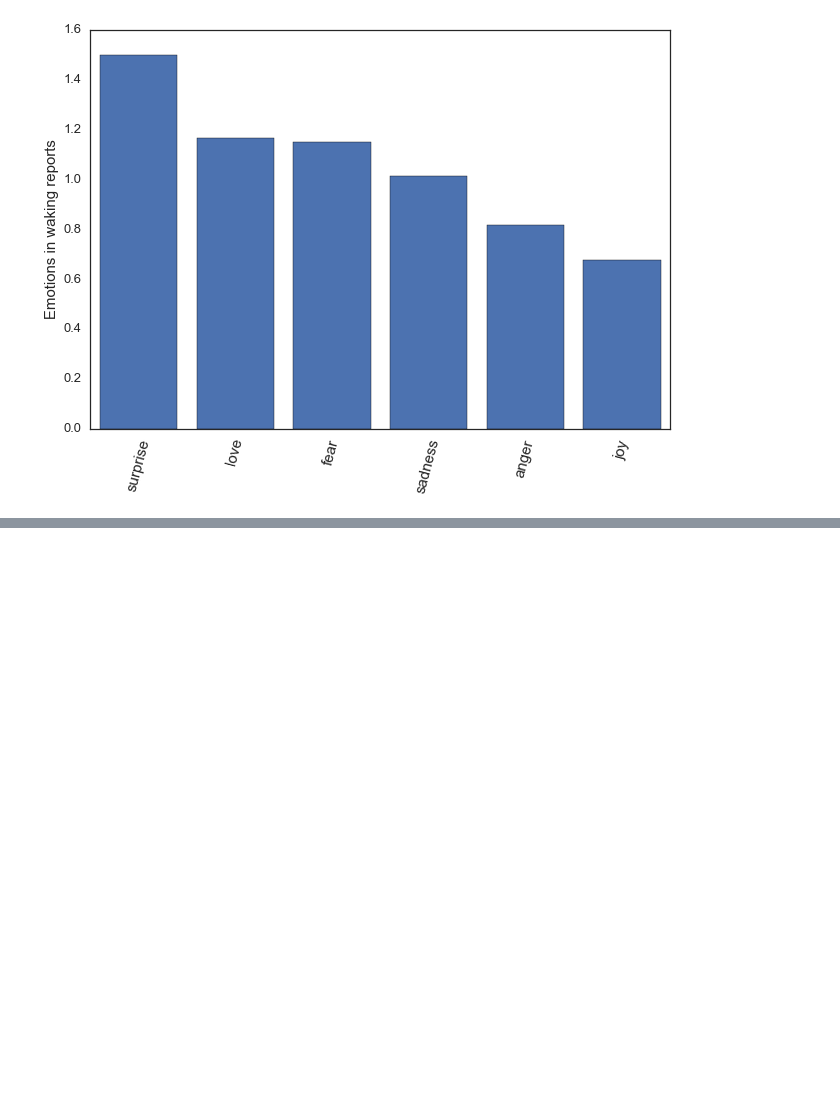
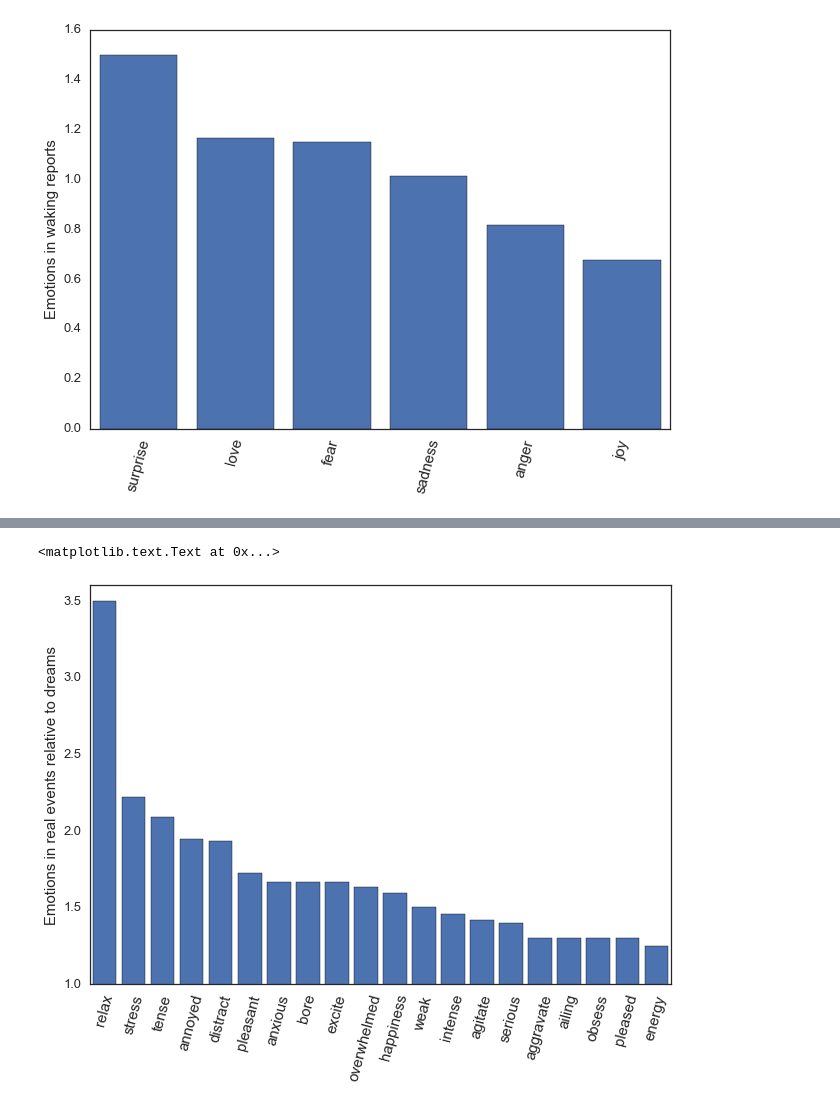
Before and after one commit to andymartens/fletcher, a Jupyter notebook: fletcher_mvp.ipynb, the cells around one changed output, grey strips where cells are left out. Saved outputs shown, nothing was run; the diff lists cells and outputs as text; code cells hidden in the pictures; blank space fills up the shorter version.

```diff
--- a/fletcher_mvp.ipynb
+++ b/fletcher_mvp.ipynb
@@ -1013,0 +1202,21 @@ plt.ylabel("Emotions in waking reports", fontsize=15)
+# %%
+#to compute ratio of emotions in waking reports over dream reports
+wake_to_dreams_complete_ratio_list = []
+for i in range(len(dream_emotion_complete_counts_sorted_alphabetically)):
+    emotion = dream_emotion_complete_counts_sorted_alphabetically[i][0]
+    ratio = float((waking_emotion_complete_counts_sorted_alphabetically[i][1] + 10)) / float((dream_emotion_complete_counts_sorted_alphabetically[i][1] + 10))
+    wake_to_dreams_complete_ratio_list.append([emotion, ratio])
+# %%
+sorted_wake_to_dreams_complete_ratio_list = sorted(wake_to_dreams_complete_ratio_list, key=get_key, reverse=True)
+# %%
+X = [word[0] for word in sorted_wake_to_dreams_complete_ratio_list[:20]]
+Y = [freq[1] for freq in sorted_wake_to_dreams_complete_ratio_list[:20]]
+# %%
+sns.barplot(x = np.array(range(len(X))), y = np.array(Y))
+plt.xticks(rotation=75)
+plt.xticks(np.array(range(len(X))), np.array(X), rotation=75, fontsize=15)
+plt.ylim(1, 3.6)
+plt.ylabel("Emotions in real events relative to dreams", fontsize=15)
+# %% [output]
+<matplotlib.text.Text at 0x...>
+[figure, added]
```
Also changed, not shown: parts of 33 cells of this notebook.
